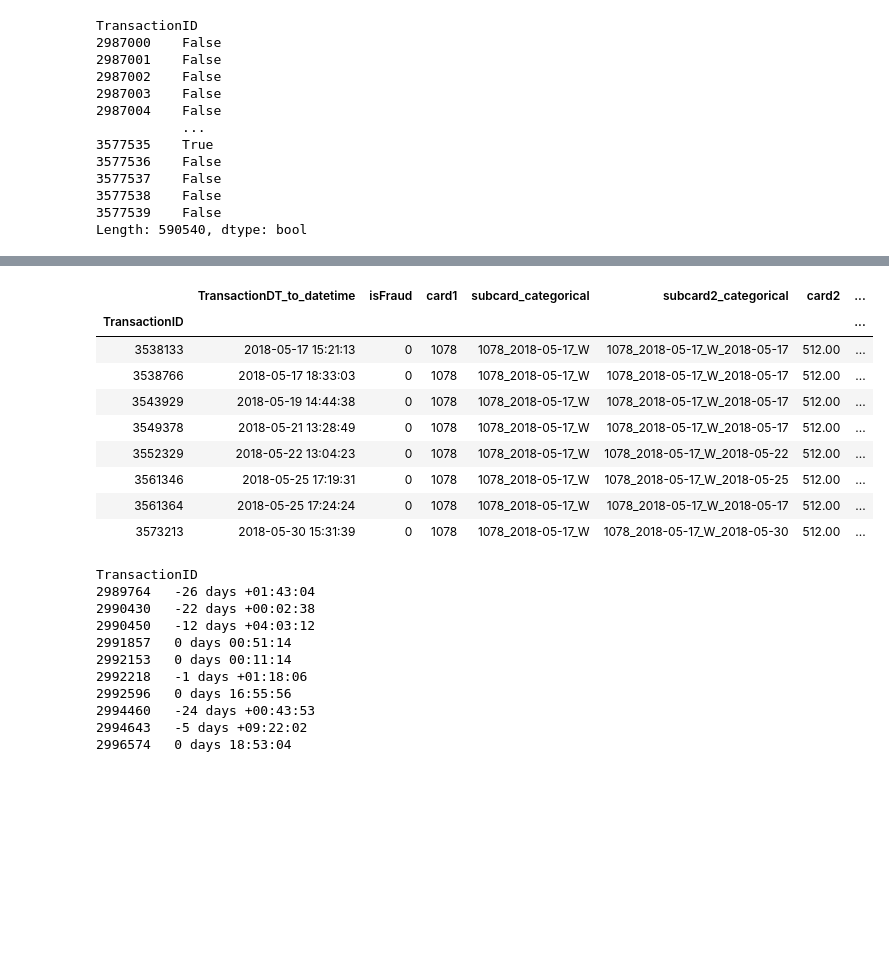
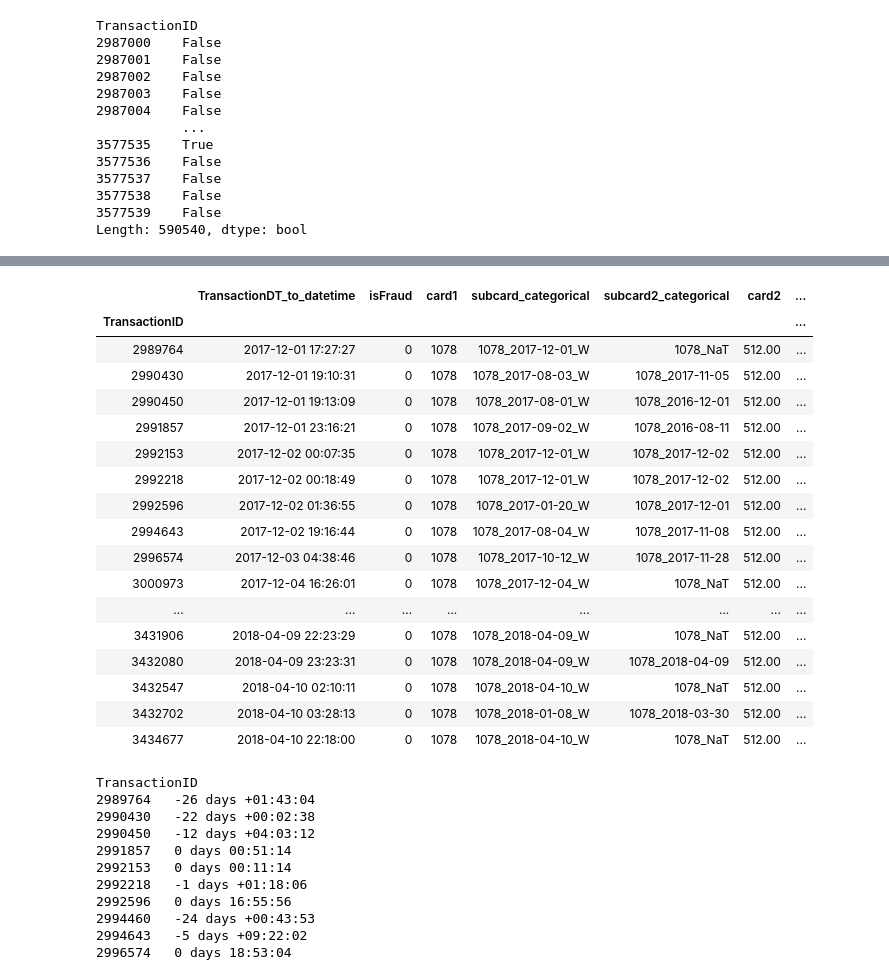
Before and after one commit to merkylove/IEEE_FRAUD, a Jupyter notebook: V_EDA.ipynb, the cells around one changed output, grey strips where cells are left out. Drawn from its saved outputs; the diff is of its cells as text; code cells hidden in the pictures; blank space fills up the shorter version.

```diff
--- a/V_EDA.ipynb
+++ b/V_EDA.ipynb
@@ -321,3 +321,29 @@ TransactionID
 3577538    False
 3577539    False
 Length: 590540, dtype: bool
+# %%
+train['min_D34'] = train[['D3', 'D4']].max(axis=1)
+# %%
+tr_dt = 'TransactionDT'
+
+train[f'{tr_dt}_to_datetime'] = train[tr_dt].apply(
+    lambda x: datetime.datetime.strptime('2017-11-30', '%Y-%m-%d') + datetime.timedelta(seconds=x)
+)
+
+train['card_registered_delta_tmp'] = pd.to_timedelta(train['min_D34'], unit='day')
+train['subcard2_reg_date'] = (
+        train['TransactionDT_to_datetime'] - train['card_registered_delta_tmp']
+)
+train['subcard_reg_timestamp'] = train['subcard2_reg_date']\
+    .dt\
+    .date\
+    .apply(
+    lambda x: (
+            x - datetime.date(1970, 1, 1)
+    ).total_seconds()
+)
+
+train['subcard2_categorical'] = train['card1'].astype(str) + '_' + train['subcard2_reg_date']\
+        .dt\
+        .date\
+        .astype(str)
@@ -324,20 +366,28 @@ Length: 590540, dtype: bool
 # %%
 train[
-    (train.card1 == 1078) & (train['subcard_categorical'] == '1078_2018-05-17_W')
+    (train.card1 == 1078) & (train.ProductCD == 'W')
 ][['TransactionDT_to_datetime', 'isFraud', 'card1', 'subcard_categorical', 'subcard2_categorical', 'card2', 'card3', 'card4', 'card5',
    'ProductCD', 'D1',
    'D2', 'D3', 'D4', 'D5', 'D6', 'D7', 'D8', 'D9', 'TransactionAmt']]
 # %% [output]
 |  | TransactionDT_to_datetime | isFraud | card1 | subcard_categorical | subcard2_categorical | card2 | ... |
 | TransactionID |  |  |  |  |  |  | ... |
-| 3538133 | 2018-05-17 15:21:13 | 0 | 1078 | 1078_2018-05-17_W | 1078_2018-05-17_W_2018-05-17 | 512.00 | ... |
-| 3538766 | 2018-05-17 18:33:03 | 0 | 1078 | 1078_2018-05-17_W | 1078_2018-05-17_W_2018-05-17 | 512.00 | ... |
-| 3543929 | 2018-05-19 14:44:38 | 0 | 1078 | 1078_2018-05-17_W | 1078_2018-05-17_W_2018-05-17 | 512.00 | ... |
-| 3549378 | 2018-05-21 13:28:49 | 0 | 1078 | 1078_2018-05-17_W | 1078_2018-05-17_W_2018-05-17 | 512.00 | ... |
-| 3552329 | 2018-05-22 13:04:23 | 0 | 1078 | 1078_2018-05-17_W | 1078_2018-05-17_W_2018-05-22 | 512.00 | ... |
-| 3561346 | 2018-05-25 17:19:31 | 0 | 1078 | 1078_2018-05-17_W | 1078_2018-05-17_W_2018-05-25 | 512.00 | ... |
-| 3561364 | 2018-05-25 17:24:24 | 0 | 1078 | 1078_2018-05-17_W | 1078_2018-05-17_W_2018-05-17 | 512.00 | ... |
-| 3573213 | 2018-05-30 15:31:39 | 0 | 1078 | 1078_2018-05-17_W | 1078_2018-05-17_W_2018-05-30 | 512.00 | ... |
+| 2989764 | 2017-12-01 17:27:27 | 0 | 1078 | 1078_2017-12-01_W | 1078_NaT | 512.00 | ... |
+| 2990430 | 2017-12-01 19:10:31 | 0 | 1078 | 1078_2017-08-03_W | 1078_2017-11-05 | 512.00 | ... |
+| 2990450 | 2017-12-01 19:13:09 | 0 | 1078 | 1078_2017-08-01_W | 1078_2016-12-01 | 512.00 | ... |
+| 2991857 | 2017-12-01 23:16:21 | 0 | 1078 | 1078_2017-09-02_W | 1078_2016-08-11 | 512.00 | ... |
+| 2992153 | 2017-12-02 00:07:35 | 0 | 1078 | 1078_2017-12-01_W | 1078_2017-12-02 | 512.00 | ... |
+| 2992218 | 2017-12-02 00:18:49 | 0 | 1078 | 1078_2017-12-01_W | 1078_2017-12-02 | 512.00 | ... |
+| 2992596 | 2017-12-02 01:36:55 | 0 | 1078 | 1078_2017-01-20_W | 1078_2017-12-01 | 512.00 | ... |
+| 2994643 | 2017-12-02 19:16:44 | 0 | 1078 | 1078_2017-08-04_W | 1078_2017-11-08 | 512.00 | ... |
+| 2996574 | 2017-12-03 04:38:46 | 0 | 1078 | 1078_2017-10-12_W | 1078_2017-11-28 | 512.00 | ... |
+| 3000973 | 2017-12-04 16:26:01 | 0 | 1078 | 1078_2017-12-04_W | 1078_NaT | 512.00 | ... |
+| ... | ... | ... | ... | ... | ... | ... | ... |
+| 3431906 | 2018-04-09 22:23:29 | 0 | 1078 | 1078_2018-04-09_W | 1078_NaT | 512.00 | ... |
+| 3432080 | 2018-04-09 23:23:31 | 0 | 1078 | 1078_2018-04-09_W | 1078_2018-04-09 | 512.00 | ... |
+| 3432547 | 2018-04-10 02:10:11 | 0 | 1078 | 1078_2018-04-10_W | 1078_NaT | 512.00 | ... |
+| 3432702 | 2018-04-10 03:28:13 | 0 | 1078 | 1078_2018-01-08_W | 1078_2018-03-30 | 512.00 | ... |
+| 3434677 | 2018-04-10 22:18:00 | 0 | 1078 | 1078_2018-04-10_W | 1078_NaT | 512.00 | ... |
 # %%
 aa = train[
     (train.card1 == 1078)
```
Also changed, not shown: parts of 1 cell of this notebook, 1 other file.
